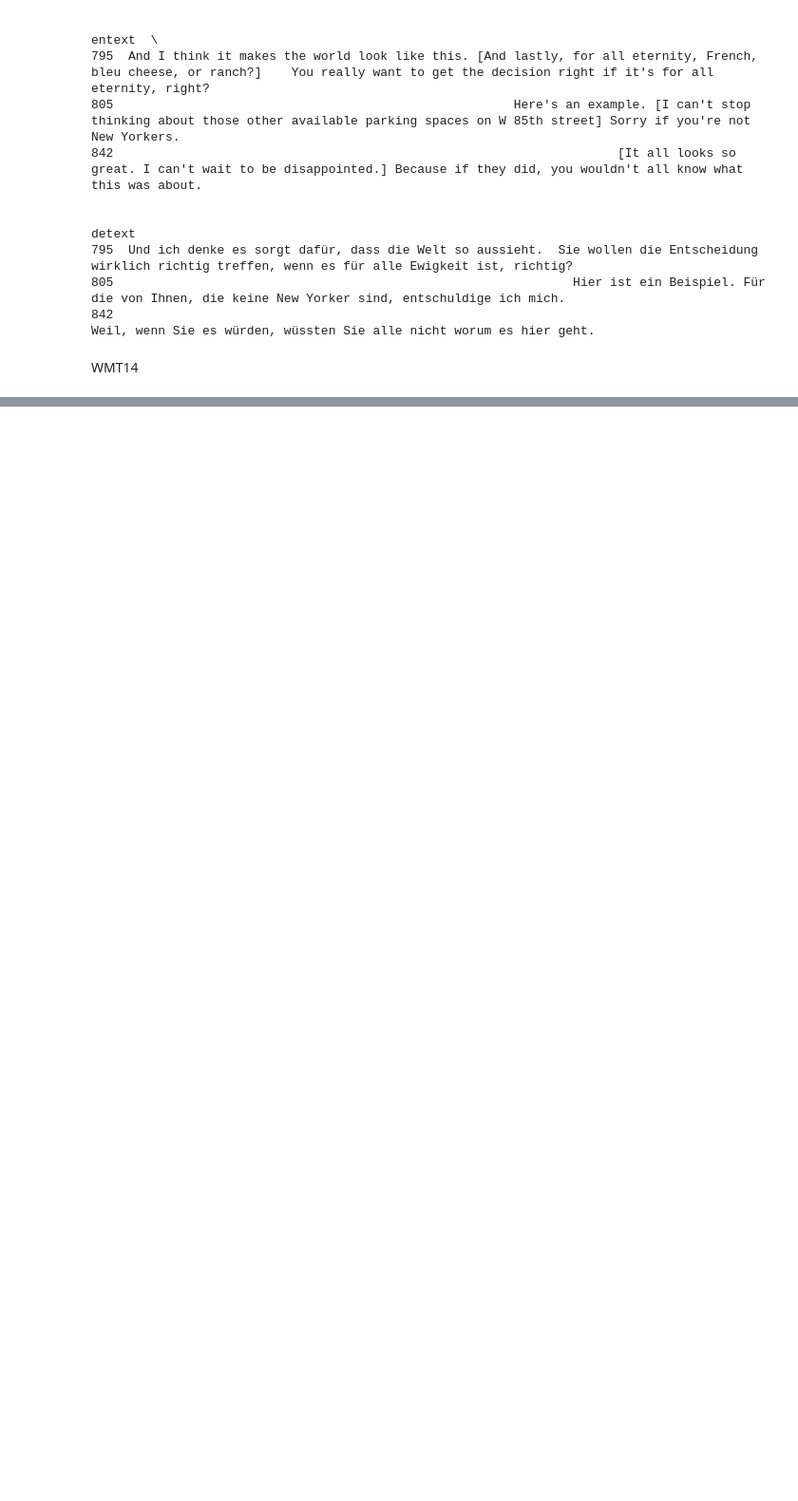
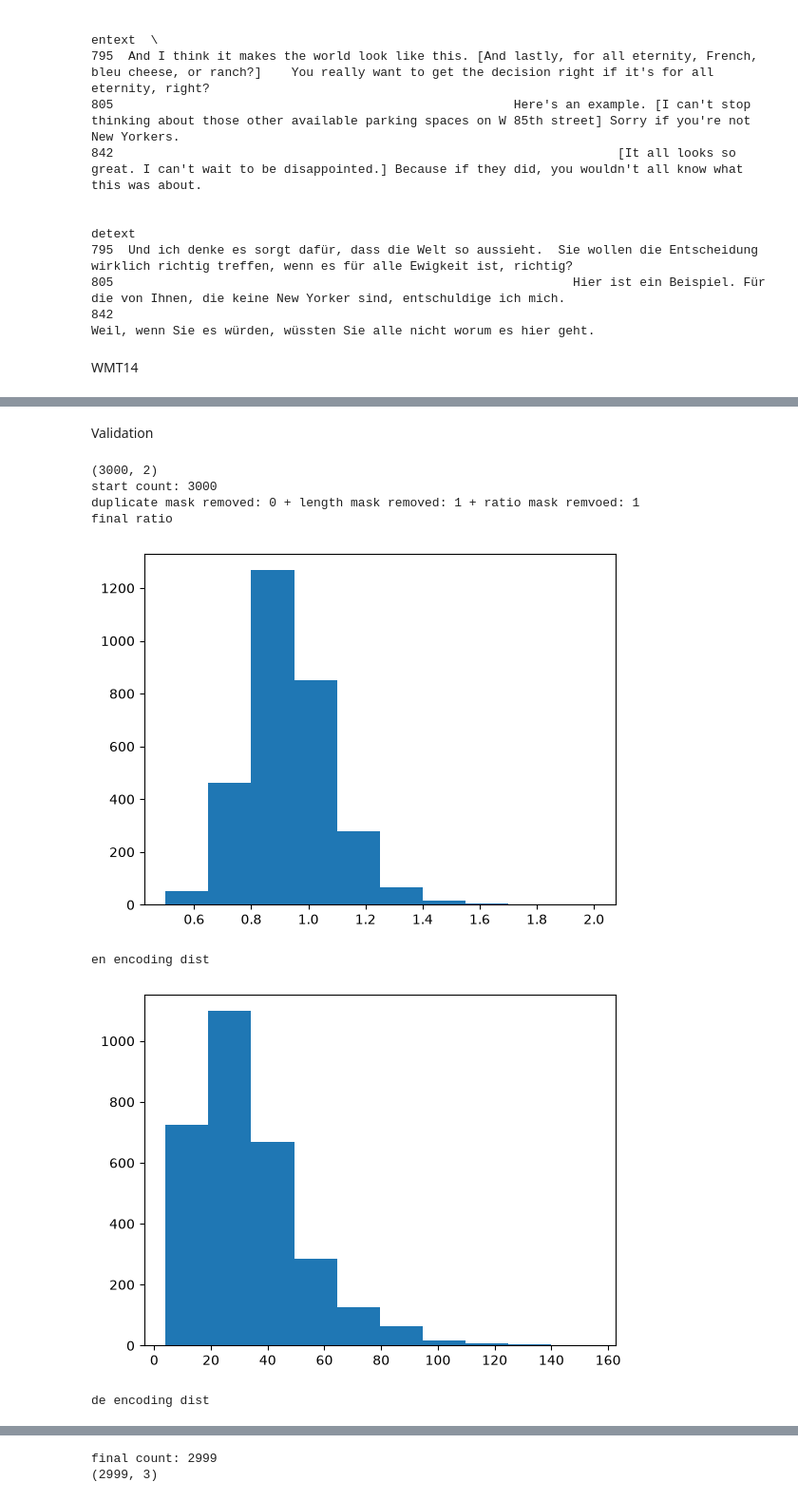
Before and after one commit to maminsed/Attention-is-All-You-Need, a Jupyter notebook: data.ipynb, the cells around one changed output, grey strips where cells are left out. Shown at 95% size. Cells and saved outputs as stored; diff of their text form; code cells hidden in the pictures; blank space fills up the shorter version.

Commit message:
loaded data from wmt14

```diff
--- a/data.ipynb
+++ b/data.ipynb
@@ -198,11 +198,11 @@ title_df.to_csv("data/iwslt17/title_df.csv",index=False)
 # %%
 sp_bpe = spm.SentencePieceProcessor()
 sp_bpe.load(f"tokenizers/iwslt17/bpe.model")
-def encode(item):
+def encode(item,sp_bpe):
     ids = sp_bpe.encode_as_ids(item, add_bos=True, add_eos=True)
     return np.array(ids, dtype=np.int64)
 # %%
-def filter(df:pd.DataFrame,*,br_remove=True,braket_remove=True,duplicate_limit=10,duplicate_left=5,min_token=4,max_ratio=2,sort=False):
+def filter(df:pd.DataFrame,sp_bpe:spm.SentencePieceProcessor,*,br_remove=True,braket_remove=True,duplicate_limit=10,duplicate_left=5,min_token=4,max_ratio=2,sort=False,return_mask=False):
     print(f"start count: {df.shape[0]}")
     if br_remove:
         print(f"br_remove, updated: {df["detext"].str.contains("<br").sum()}")
@@ -213,8 +213,8 @@ def filter(df:pd.DataFrame,*,br_remove=True,braket_remove=True,duplicate_limit=1
         df["entext"] = df['entext'].str.replace(r"\[.*\]\s+","",regex=True) # removing speaker comments
         df["detext"] = df['detext'].str.replace(r"\[.*\]\s+","",regex=True) # removing speaker comments
 
-    df['en_enc'] = [len(encode(item)) for item in df["entext"]]
-    df['de_enc'] = [len(encode(item)) for item in df["detext"]]
+    df['en_enc'] = [len(encode(item,sp_bpe)) for item in df["entext"]]
+    df['de_enc'] = [len(encode(item,sp_bpe)) for item in df["detext"]]
     df['ratio'] = df['en_enc'] / df['de_enc']
 
     en_value_counts = df.groupby("entext")["entext"].transform("count")
@@ -233,7 +233,8 @@ def filter(df:pd.DataFrame,*,br_remove=True,braket_remove=True,duplicate_limit=1
     )
     ratio_mask = (df["ratio"] >= (1/max_ratio)) & (df["ratio"] <= max_ratio)
     print(f"duplicate mask removed: {(~duplicate_mask).sum()} + length mask removed: {(~length_mask).sum()} + ratio mask remvoed: {(~ratio_mask).sum()}")
-    df = df[duplicate_mask & length_mask & ratio_mask]
+    mask=duplicate_mask & length_mask & ratio_mask
+    df = df[mask]
 
     print("final ratio")
     plt.hist(df["ratio"])
@@ -251,7 +252,9 @@ def filter(df:pd.DataFrame,*,br_remove=True,braket_remove=True,duplicate_limit=1
     if sort:
         df = df.sort_values("en_enc").reset_index()
     df = df.drop(columns=["en_enc","de_enc","ratio"])
-    return df
+    if not return_mask:
+        return df
+    return df,mask
 # %%
 val_df = pd.read_csv("data/iwslt17/val_df.csv")
 filtered_df = val_df.copy()
@@ -489,0 +350,20 @@ sorted_df.shape,df.shape
+# %%
+sp_bpe = spm.SentencePieceProcessor()
+sp_bpe.load(f"tokenizers/wmt14/bpe.model")
+# %% [markdown]
+Validation
+# %%
+df = pd.read_csv("data/wmt14/val_df.csv")
+print(df.shape)
+df = filter(df,sp_bpe,br_remove=False,braket_remove=False,duplicate_limit=10,duplicate_left=5,min_token=4,max_ratio=2,sort=True)
+print(df.shape)
+df.drop(columns="index").to_csv("data/wmt14_curated/val_df.csv",index=False)
+# %% [output]
+(3000, 2)
+start count: 3000
+duplicate mask removed: 0 + length mask removed: 1 + ratio mask remvoed: 1
+final ratio
+[figure, added]
+en encoding dist
+[figure, added]
+de encoding dist
@@ -489,0 +371,2 @@ sorted_df.shape,df.shape
+final count: 2999
+(2999, 3)
```
Also changed, not shown: parts of 39 cells of this notebook.
